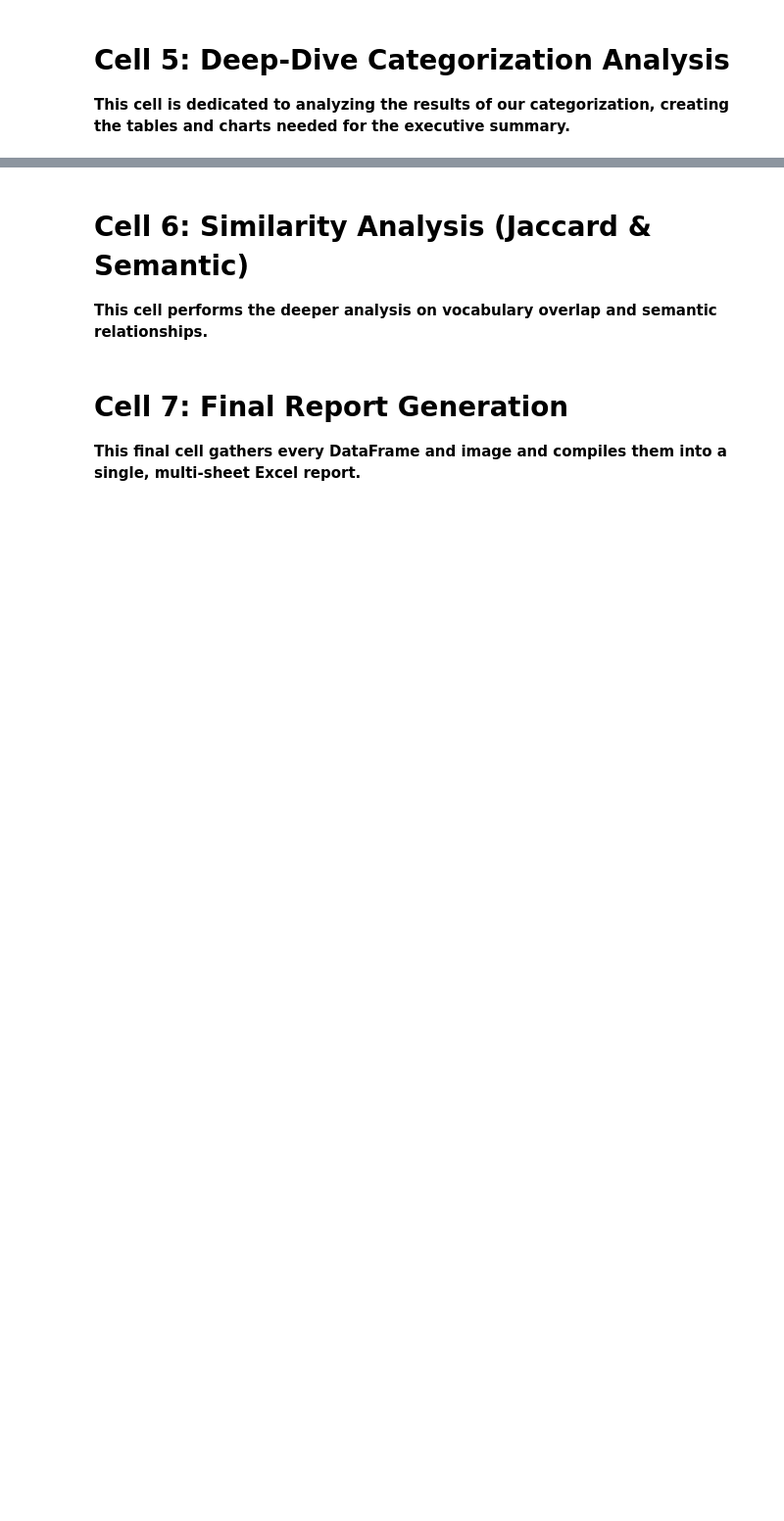
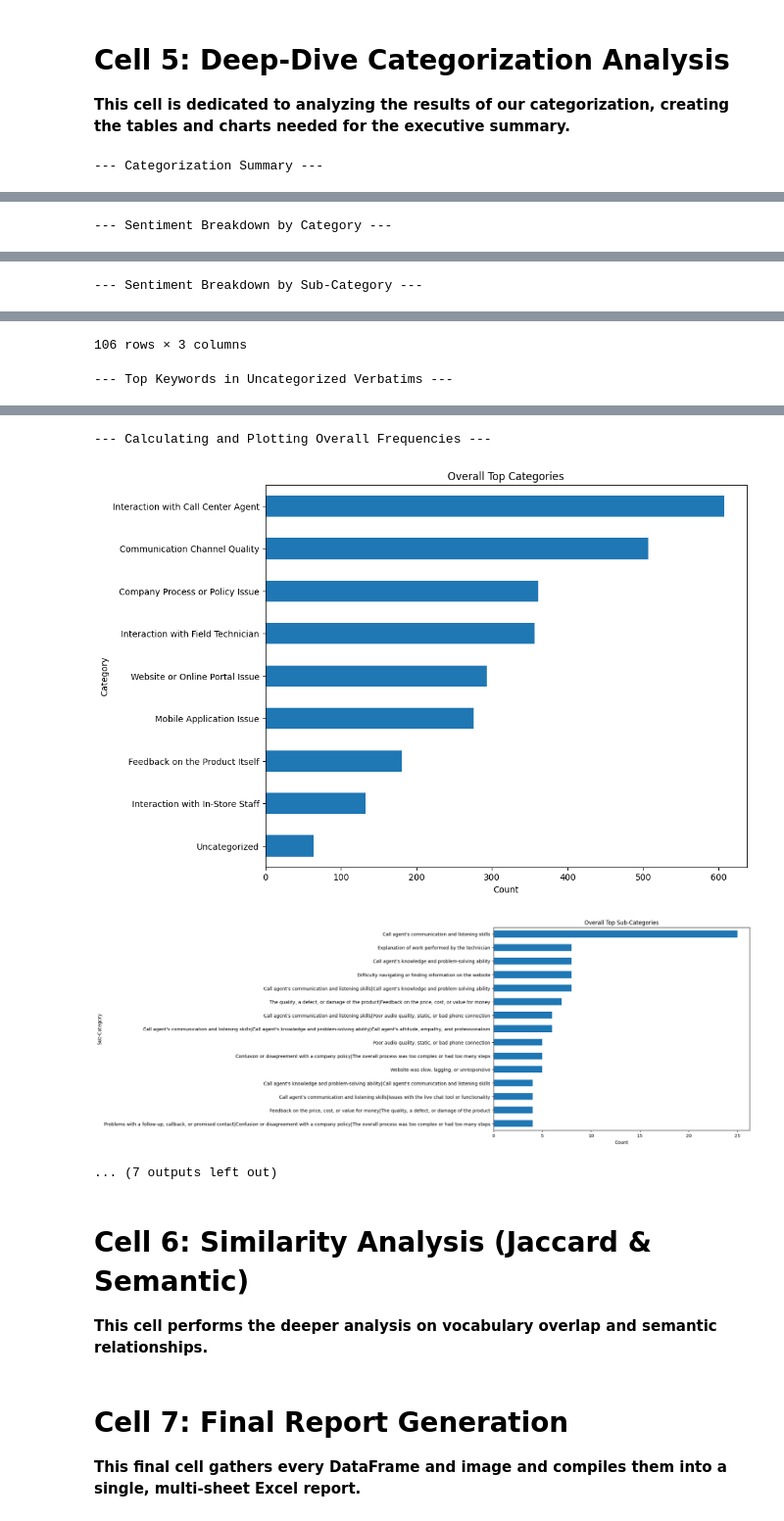
Before and after one commit to EJmGates/Python-Projects, a Jupyter notebook: verbatim-analysis-master-script.ipynb, the cells around one changed output, grey strips where cells are left out. Shown at 98% size. Saved outputs shown, nothing was run; the diff lists cells and outputs as text; code cells hidden in the pictures; blank space fills up the shorter version.

Commit message:
Kaggle Notebook | Verbatim Analysis Master Script | Ver01.03

```diff
--- a/verbatim-analysis-master-script.ipynb
+++ b/verbatim-analysis-master-script.ipynb
@@ -75,7 +75,7 @@ CATEGORIES = {
     'Interaction with Call Center Agent': [
         "Call agent's communication and listening skills",
         "Call agent's knowledge and problem-solving ability",
-        "Call agent's attitude, empathy, and professionalism",
+        "Call agent's attitude empathy and professionalism",
         "Efficiency and speed of call handling or resolution",
     ],
     'Interaction with In-Store Staff': [
@@ -101,7 +101,7 @@ CATEGORIES = {
 
     # --- Technical and System Categories ---
     'Website or Online Portal Issue': [
-        'Website was slow, lagging, or unresponsive',
+        "Website was slow, lagging, or unresponsive',
         'Difficulty navigating or finding information on the website',
         'A website bug, glitch, or error message',
         'The website crashed, froze, or was unavailable',
@@ -258,7 +347,7 @@ def get_multi_label_predictions(text, labels, threshold):
     return [label for i, label in enumerate(results['labels']) if results['scores'][i] >= threshold]
 
 def extract_key_phrases(text):
-    return ", ".join([str(p) for p in TextBlob(text).noun_phrases[:3]]) if text else ""
+    return "|".join([str(p) for p in TextBlob(text).noun_phrases[:3]]) if text else ""
 
 def categorize_row(row):
     text = row[TEXT_COLUMN_NAME]
@@ -270,7 +359,7 @@ def categorize_row(row):
             matched_subcats.extend(sub_preds)
         if not matched_subcats and (key_phrases := extract_key_phrases(text)):
             matched_subcats.append(f"SUGGESTION: {key_phrases}")
-    return ", ".join(matched_cats) if matched_cats else "Uncategorized", ", ".join(matched_subcats) if matched_subcats else ""
+    return "|".join(matched_cats) if matched_cats else 'Uncategorized', "|".join(matched_subcats) if matched_subcats else ""
 
 print(f"\n--- Starting Zero-Shot categorization with a threshold of {CLASSIFICATION_THRESHOLD:.2f} ---")
 df[['Category', 'Sub-Category']] = df.progress_apply(categorize_row, axis=1, result_type='expand')
@@ -293,12 +394,32 @@ summary_metrics = {
 df_summary_metrics = pd.DataFrame(summary_metrics)
 display(df_summary_metrics)
 
-# --- 2. Sentiment Breakdown by Category ---
+# --- 2.1. Sentiment Breakdown by Category ---
 print("\n--- Sentiment Breakdown by Category ---")
-# Explode handles multi-label categories, then crosstab creates the pivot table
-df_exploded_cat = df.assign(Category=df['Category'].str.split(', ')).explode('Category')
+df_exploded_cat = df.assign(Category=df['Category'].str.split('|')).explode('Category')
 df_sentiment_by_cat = pd.crosstab(df_exploded_cat['Category'], df_exploded_cat['sentiment_label'])
+
+df_sentiment_by_cat['Total'] = df_sentiment_by_cat.sum(axis=1)
+df_sentiment_by_cat = df_sentiment_by_cat.sort_values(by='Total', ascending=False)
+df_sentiment_by_cat = df_sentiment_by_cat.drop(columns='Total')
+
 display(df_sentiment_by_cat)
+
+# --- 2.2. Sentiment Breakdown by Sub-Category ---
+print("\n--- Sentiment Breakdown by Sub-Category ---")
+df_temp = df.copy()
+df_temp['Sub-Category'] = df_temp['Sub-Category'].str.split('|')
+df_exploded_subcat = df_temp.explode('Sub-Category')
+df_sentiment_by_subcat = pd.crosstab(
+    df_exploded_subcat['Sub-Category'],
+    df_exploded_subcat['sentiment_label']
+)
+
+df_sentiment_by_subcat['Total'] = df_sentiment_by_subcat.sum(axis=1)
+df_sentiment_by_subcat = df_sentiment_by_subcat.sort_values(by='Total', ascending=False)
+df_sentiment_by_subcat = df_sentiment_by_subcat.drop(columns='Total')
+
+display(df_sentiment_by_subcat)
 
 # --- 3. Top Keywords for "Uncategorized" Verbatims ---
 print("\n--- Top Keywords in Uncategorized Verbatims ---")
@@ -314,26 +435,44 @@ def plot_and_save_top_n(series, title, filename, n=15):
         print(f"Skipping plot '{title}': No data.")
         return
     plt.figure(figsize=(10, 8))
+    # Plot the top N items in ascending order for the horizontal bar chart
     series.head(n).sort_values(ascending=True).plot(kind='barh')
     plt.title(title)
     plt.xlabel('Count')
     plt.savefig(os.path.join(OUTPUT_FOLDER_PATH, filename), bbox_inches='tight')
     plt.show()
 
-# Calculate overall frequencies
-df_cat_counts = df.assign(Category=df['Category'].str.split(', ')).explode('Category')['Category'].value_counts()
-df_subcat_counts = df.assign(SubCategory=df['Sub-Category'].str.split(', ')).explode('SubCategory')['Sub-Category'].value_counts()
+# --- Calculate and Plot Overall Frequencies ---
+print("\n--- Calculating and Plotting Overall Frequencies ---")
+# Explode categories to get individual counts
+df_exploded_cat = df.assign(Category=df['Category'].str.split('|')).explode('Category')
+df_cat_counts = df_exploded_cat['Category'].value_counts()
 
-# Plot overall frequencies
+# Explode sub-categories to get individual counts
+df_exploded_subcat = df.assign(SubCategory=df['Sub-Category'].str.split('|')).explode('Sub-Category')
+df_subcat_counts = df_exploded_subcat['Sub-Category'].value_counts()
+
+# Plot the results
 plot_and_save_top_n(df_cat_counts, 'Overall Top Categories', 'freq_cat_overall.png')
 plot_and_save_top_n(df_subcat_counts.drop('', errors='ignore'), 'Overall Top Sub-Categories', 'freq_subcat_overall.png')
 
-# Plot frequencies split by sentiment
+
+# --- Calculate and Plot Frequencies Split by Sentiment ---
+print("\n--- Calculating and Plotting Frequencies by Sentiment ---")
 for sentiment in ['Positive', 'Negative', 'Neutral']:
-    df_sentiment = df[df['sentiment_label'] == sentiment]
+    # Filter the DataFrame for the current sentiment
+    df_sentiment = df[df['sentiment_label'] == sentiment].copy()
+    if df_sentiment.empty:
+        continue # Skip if no data for this sentiment
 
-    cat_counts = df_sentiment.assign(Category=df_sentiment['Category'].str.split(', ')).explode('Category')['Category'].value_counts()
-    subcat_counts = df_sentiment.assign(SubCategory=df_sentiment['Sub-Category'].str.split(', ')).explode('SubCategory')['Sub-Category'].value_counts()
+    # --- Process and Plot Categories for the sentiment ---
+    df_sentiment['Category'] = df_sentiment['Category'].str.split('|')
+    cat_counts = df_sentiment.explode('Category')['Category'].value_counts()
+    plot_and_save_top_n(cat_counts, f'Top Categories ({sentiment} Sentiment)', f'freq_cat_{sentiment.lower()}.png')
 
-    plot_and_save_top_n(cat_counts, f'Top Categories ({sentiment} Sentiment)', f'freq_cat_{sentiment.lower()}.png')
+    # --- Process and Plot Sub-Categories for the sentiment ---
+    df_sentiment['Sub-Category'] = df_sentiment['Sub-Category'].str.split('|')
+    subcat_counts = df_sentiment.explode('Sub-Category')['Sub-Category'].value_counts()
     plot_and_save_top_n(subcat_counts.drop('', errors='ignore'), f'Top Sub-Categories ({sentiment} Sentiment)', f'freq_subcat_{sentiment.lower()}.png')
+# %% [output]
+--- Categorization Summary ---
@@ -339,0 +484 @@ for sentiment in ['Positive', 'Negative', 'Neutral']:
+--- Sentiment Breakdown by Category ---
@@ -339,0 +496 @@ for sentiment in ['Positive', 'Negative', 'Neutral']:
+--- Sentiment Breakdown by Sub-Category ---
@@ -339,0 +510,2 @@ for sentiment in ['Positive', 'Negative', 'Neutral']:
+106 rows × 3 columns
+--- Top Keywords in Uncategorized Verbatims ---
@@ -340,3 +523,7 @@ for sentiment in ['Positive', 'Negative', 'Neutral']:
+--- Calculating and Plotting Overall Frequencies ---
+[figure, added]
+[figure, added]
+... (7 outputs left out)
 # %% [markdown]
 # Cell 6: Similarity Analysis (Jaccard & Semantic)
 **This cell performs the deeper analysis on vocabulary overlap and semantic relationships.**
```
Also changed, not shown: parts of 6 cells of this notebook.
